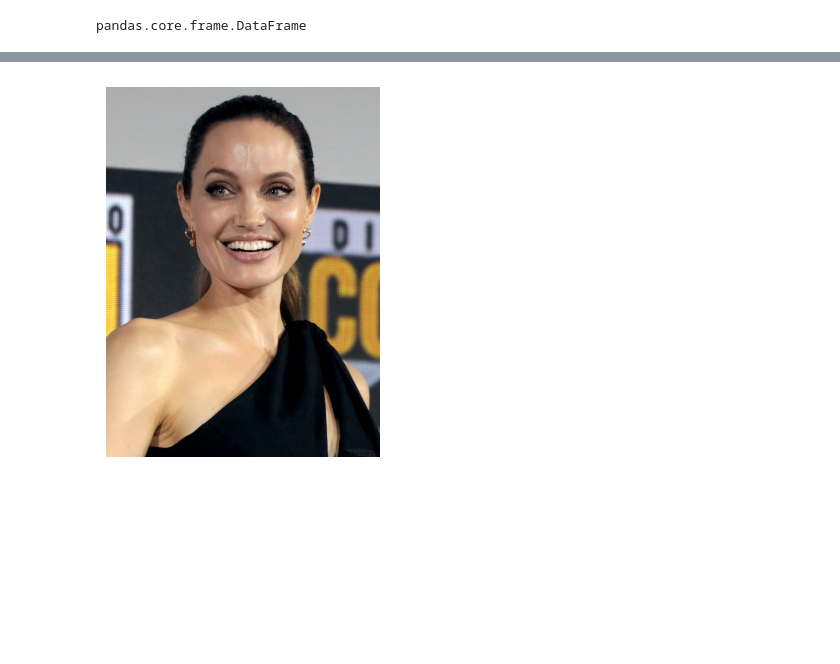
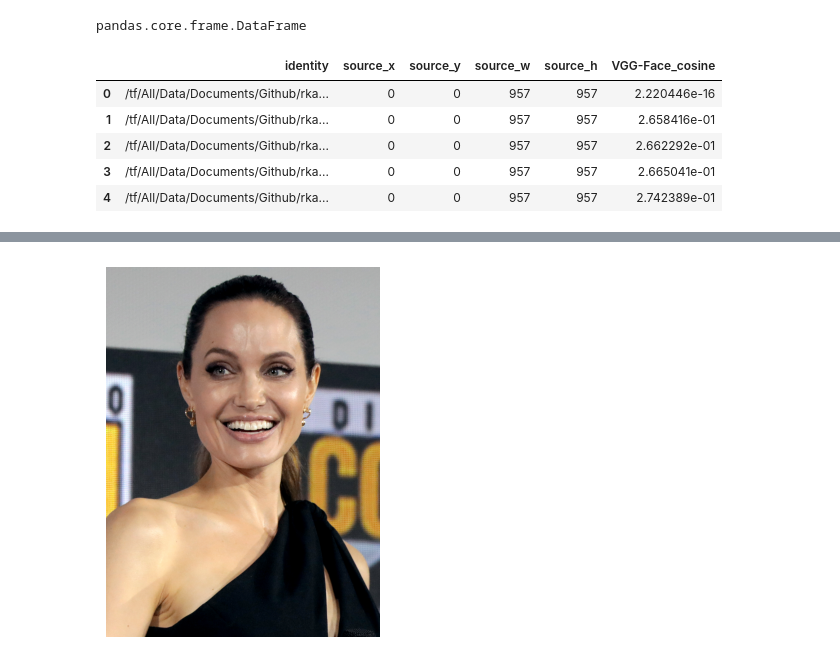
Before and after one commit to rkaunismaa/ComputerVisionProjectsWithPyTorch, a Jupyter notebook: Deep_Face/DeepFace_test_run.ipynb, the cells around one changed output, grey strips where cells are left out. Drawn from its saved outputs; the diff is of its cells as text; code cells hidden in the pictures; blank space fills up the shorter version.

```diff
--- a/Deep_Face/DeepFace_test_run.ipynb
+++ b/Deep_Face/DeepFace_test_run.ipynb
@@ -170,6 +169,15 @@ find function lasts  5.971569061279297  seconds
 type(dfs[0])
 # %% [output]
 pandas.core.frame.DataFrame
+# %%
+dfs[0].head()
+# %% [output]
+|  | identity | source_x | source_y | source_w | source_h | VGG-Face_cosine |
+| 0 | /tf/All/Data/Documents/Github/rka... | 0 | 0 | 957 | 957 | 2.220446e-16 |
+| 1 | /tf/All/Data/Documents/Github/rka... | 0 | 0 | 957 | 957 | 2.658416e-01 |
+| 2 | /tf/All/Data/Documents/Github/rka... | 0 | 0 | 957 | 957 | 2.662292e-01 |
+| 3 | /tf/All/Data/Documents/Github/rka... | 0 | 0 | 957 | 957 | 2.665041e-01 |
+| 4 | /tf/All/Data/Documents/Github/rka... | 0 | 0 | 957 | 957 | 2.742389e-01 |
 # %%
 models = [
   "VGG-Face",
```
Also changed, not shown: parts of 14 cells of this notebook.
